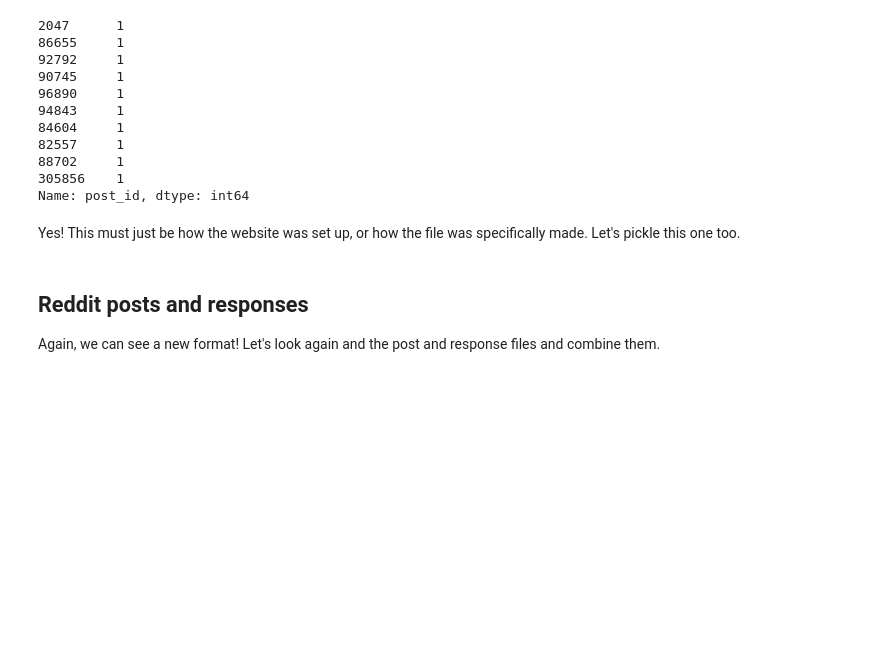
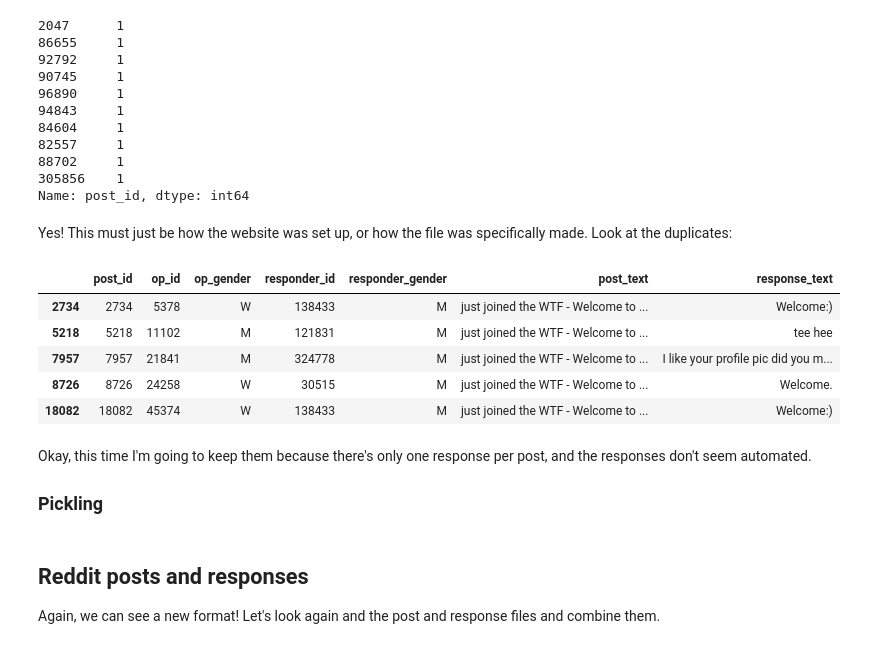
Before and after one commit to Data-Science-for-Linguists-2019/Gendered-Interaction-Online, a Jupyter notebook: exploratory_data_analysis/modifying_dataset.ipynb, the cells around one changed output. Cells and saved outputs as stored; diff of their text form; code cells hidden in the pictures; blank space fills up the shorter version.

```diff
--- a/exploratory_data_analysis/modifying_dataset.ipynb
+++ b/exploratory_data_analysis/modifying_dataset.ipynb
@@ -581,7 +667,20 @@ fitocracy_df.post_id.value_counts()[:10]
 305856    1
 Name: post_id, dtype: int64
 # %% [markdown]
-Yes! This must just be how the website was set up, or how the file was specifically made. Let's pickle this one too.
+Yes! This must just be how the website was set up, or how the file was specifically made. Look at the duplicates:
+# %%
+fitocracy_df[fitocracy_df.post_text == 'just joined the WTF - Welcome to Fitocracy group!'].head()
+# %% [output]
+|  | post_id | op_id | op_gender | responder_id | responder_gender | post_text | response_text |
+| 2734 | 2734 | 5378 | W | 138433 | M | just joined the WTF - Welcome to ... | Welcome:) |
+| 5218 | 5218 | 11102 | M | 121831 | M | just joined the WTF - Welcome to ... | tee hee |
+| 7957 | 7957 | 21841 | M | 324778 | M | just joined the WTF - Welcome to ... | I like your profile pic did you m... |
+| 8726 | 8726 | 24258 | W | 30515 | M | just joined the WTF - Welcome to ... | Welcome. |
+| 18082 | 18082 | 45374 | W | 138433 | M | just joined the WTF - Welcome to ... | Welcome:) |
+# %% [markdown]
+Okay, this time I'm going to keep them because there's only one response per post, and the responses don't seem automated.
+
+### Pickling
 # %%
 fitocracy_df.to_pickle("fitocracy_df.pkl")
 # %% [markdown]
```
Also changed, not shown: parts of 45 cells of this notebook.
